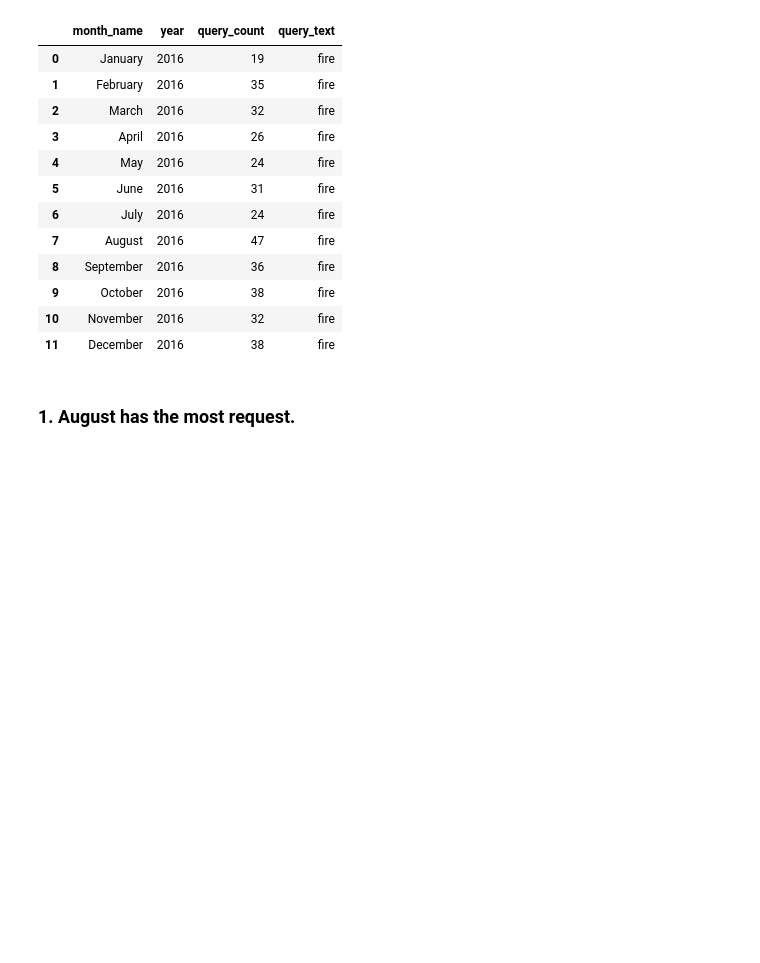
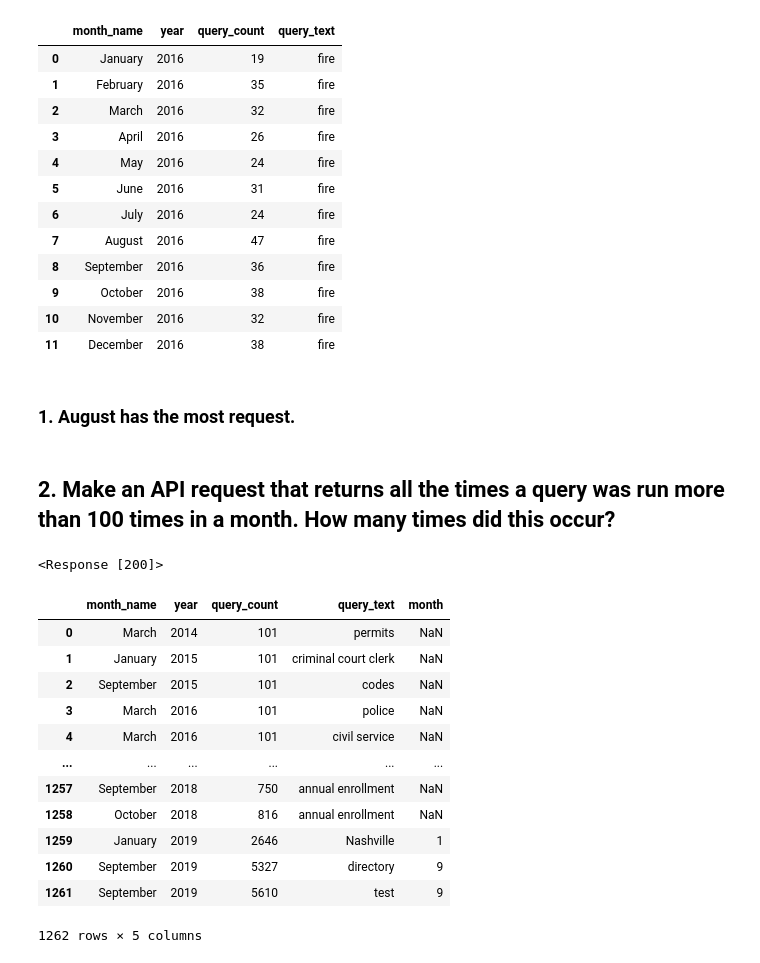
Before and after one commit to NSS-Data-Analytics-Cohort-7/socrata-api-tigerbelle07, a Jupyter notebook: notebook/Socrata API.ipynb, the cells around one changed output. Drawn from its saved outputs; the diff is of its cells as text; code cells hidden in the pictures; blank space fills up the shorter version.

```diff
--- a/notebook/Socrata API.ipynb
+++ b/notebook/Socrata API.ipynb
@@ -72,0 +78,29 @@ fire_df1
+# %% [markdown]
+## 2. Make an API request that returns all the times a query was run more than 100 times in a month. How many times did this occur?
+# %%
+endpoint2 = 'https://data.nashville.gov/resource/fuaa-r5cm.json?$where=query_count >100&$limit=2000'
+
+response2 = requests.get(endpoint2)
+# %%
+response2
+# %% [output]
+<Response [200]>
+# %%
+json2 = response2.json()
+df2 = pd.DataFrame.from_dict(json2)
+# %%
+df2
+# %% [output]
+|  | month_name | year | query_count | query_text | month |
+| 0 | March | 2014 | 101 | permits | NaN |
+| 1 | January | 2015 | 101 | criminal court clerk | NaN |
+| 2 | September | 2015 | 101 | codes | NaN |
+| 3 | March | 2016 | 101 | police | NaN |
+| 4 | March | 2016 | 101 | civil service | NaN |
+| ... | ... | ... | ... | ... | ... |
+| 1257 | September | 2018 | 750 | annual enrollment | NaN |
+| 1258 | October | 2018 | 816 | annual enrollment | NaN |
+| 1259 | January | 2019 | 2646 | Nashville | 1 |
+| 1260 | September | 2019 | 5327 | directory | 9 |
+| 1261 | September | 2019 | 5610 | test | 9 |
+1262 rows × 5 columns
```
Also changed, not shown: parts of 1 cell of this notebook.
